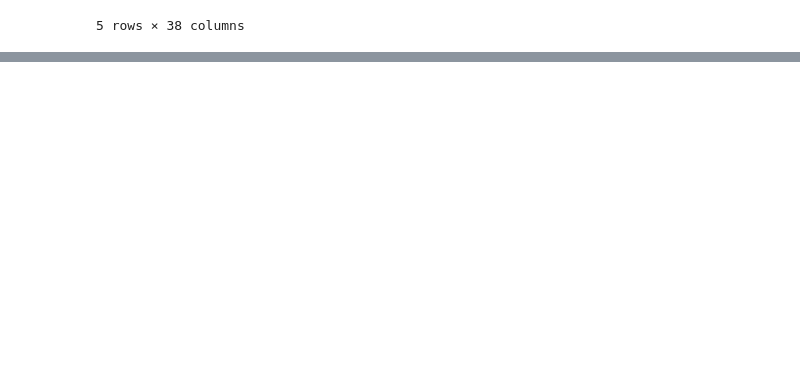
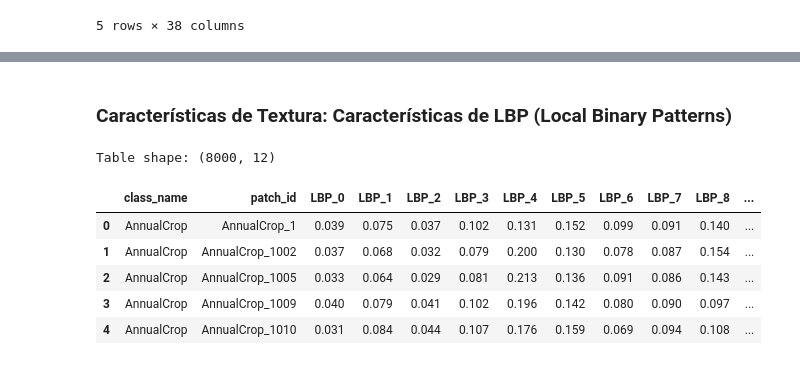
Before and after one commit to anton-p0g/Proyecto-AAPI, a Jupyter notebook: Ojo_en_orbita.ipynb, the cells around one changed output, grey strips where cells are left out. Cells and saved outputs as stored; diff of their text form; code cells hidden in the pictures; blank space fills up the shorter version.

Commit message:
feat: texturas LBP y Haralick

```diff
--- a/Ojo_en_orbita.ipynb
+++ b/Ojo_en_orbita.ipynb
@@ -264,0 +321,42 @@ Table shape: (8000, 38)
+# %% [markdown]
+### Características de Textura: Características de LBP (Local Binary Patterns)
+# %%
+from skimage.feature import local_binary_pattern
+
+num_neighbors = 8
+radius = 1
+lbp_rows = []
+
+for image_path in tqdm(rgb_paths, desc="Extracting LBP features"):
+    with Image.open(image_path) as image:
+        gray_image = np.array(image.convert("L"))
+
+    lbp_codes = local_binary_pattern(
+        gray_image, P=num_neighbors, R=radius, method="uniform"
+    )
+
+    # Keep only pixels whose neighborhood fits inside the image.
+    interior_codes = lbp_codes[1:-1, 1:-1].astype(int)
+    counts = np.bincount(interior_codes.ravel(), minlength=num_neighbors + 2)
+    frequencies = counts / counts.sum()
+
+    row = {
+        "class_name": image_path.parent.name,
+        "patch_id": image_path.stem,
+    }
+    for code, frequency in enumerate(frequencies):
+        row[f"LBP_{code}"] = frequency
+    lbp_rows.append(row)
+
+lbp_features = pd.DataFrame(lbp_rows)
+
+print("Table shape:", lbp_features.shape)
+display(lbp_features.head().round(3))
+# %% [output]
+Table shape: (8000, 12)
+|  | class_name | patch_id | LBP_0 | LBP_1 | LBP_2 | LBP_3 | LBP_4 | LBP_5 | LBP_6 | LBP_7 | LBP_8 | ... |
+| 0 | AnnualCrop | AnnualCrop_1 | 0.039 | 0.075 | 0.037 | 0.102 | 0.131 | 0.152 | 0.099 | 0.091 | 0.140 | ... |
+| 1 | AnnualCrop | AnnualCrop_1002 | 0.037 | 0.068 | 0.032 | 0.079 | 0.200 | 0.130 | 0.078 | 0.087 | 0.154 | ... |
+| 2 | AnnualCrop | AnnualCrop_1005 | 0.033 | 0.064 | 0.029 | 0.081 | 0.213 | 0.136 | 0.091 | 0.086 | 0.143 | ... |
+| 3 | AnnualCrop | AnnualCrop_1009 | 0.040 | 0.079 | 0.041 | 0.102 | 0.196 | 0.142 | 0.080 | 0.090 | 0.097 | ... |
+| 4 | AnnualCrop | AnnualCrop_1010 | 0.031 | 0.084 | 0.044 | 0.107 | 0.176 | 0.159 | 0.069 | 0.094 | 0.108 | ... |
```
Also changed, not shown: parts of 3 cells of this notebook, 3 other files.
